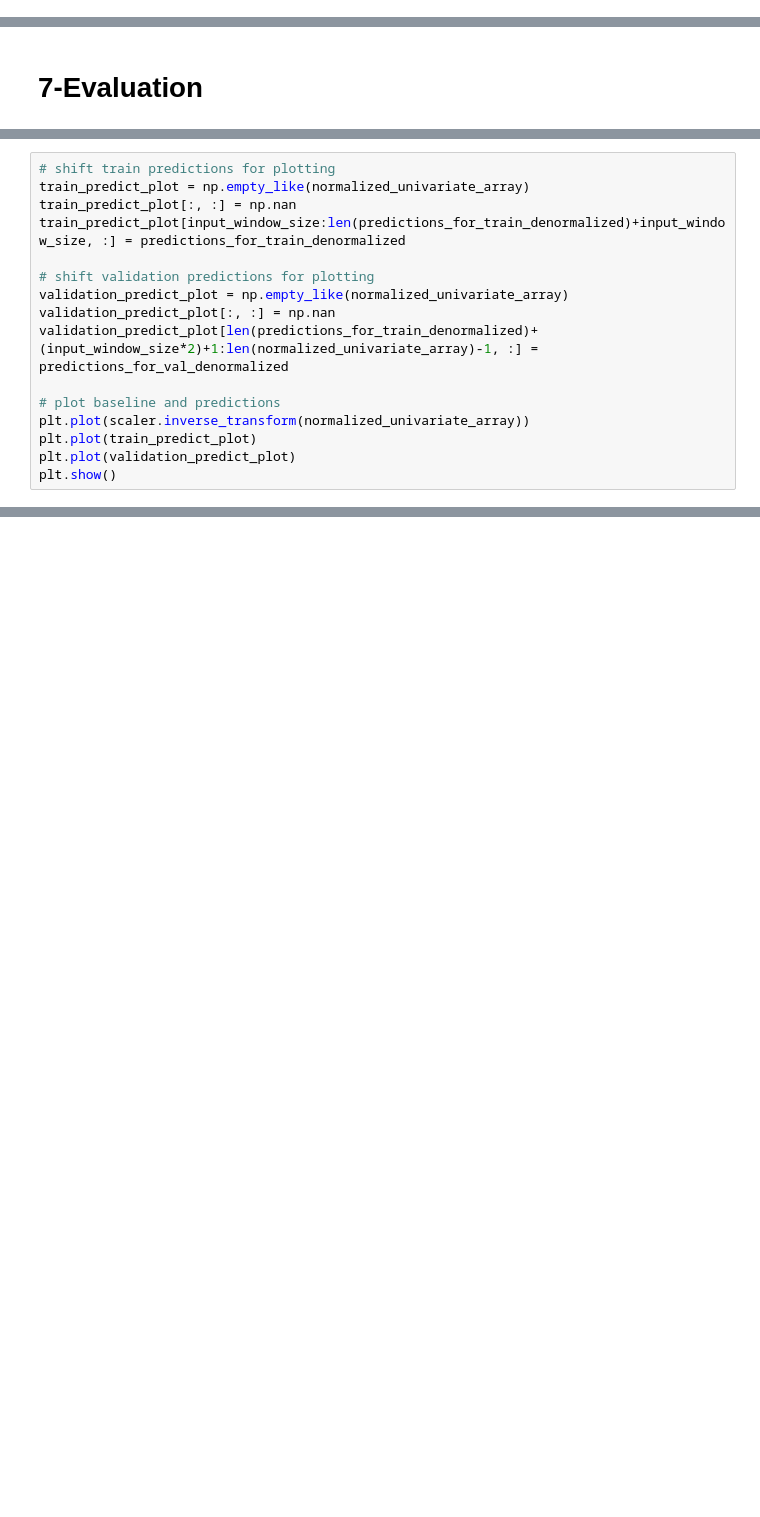
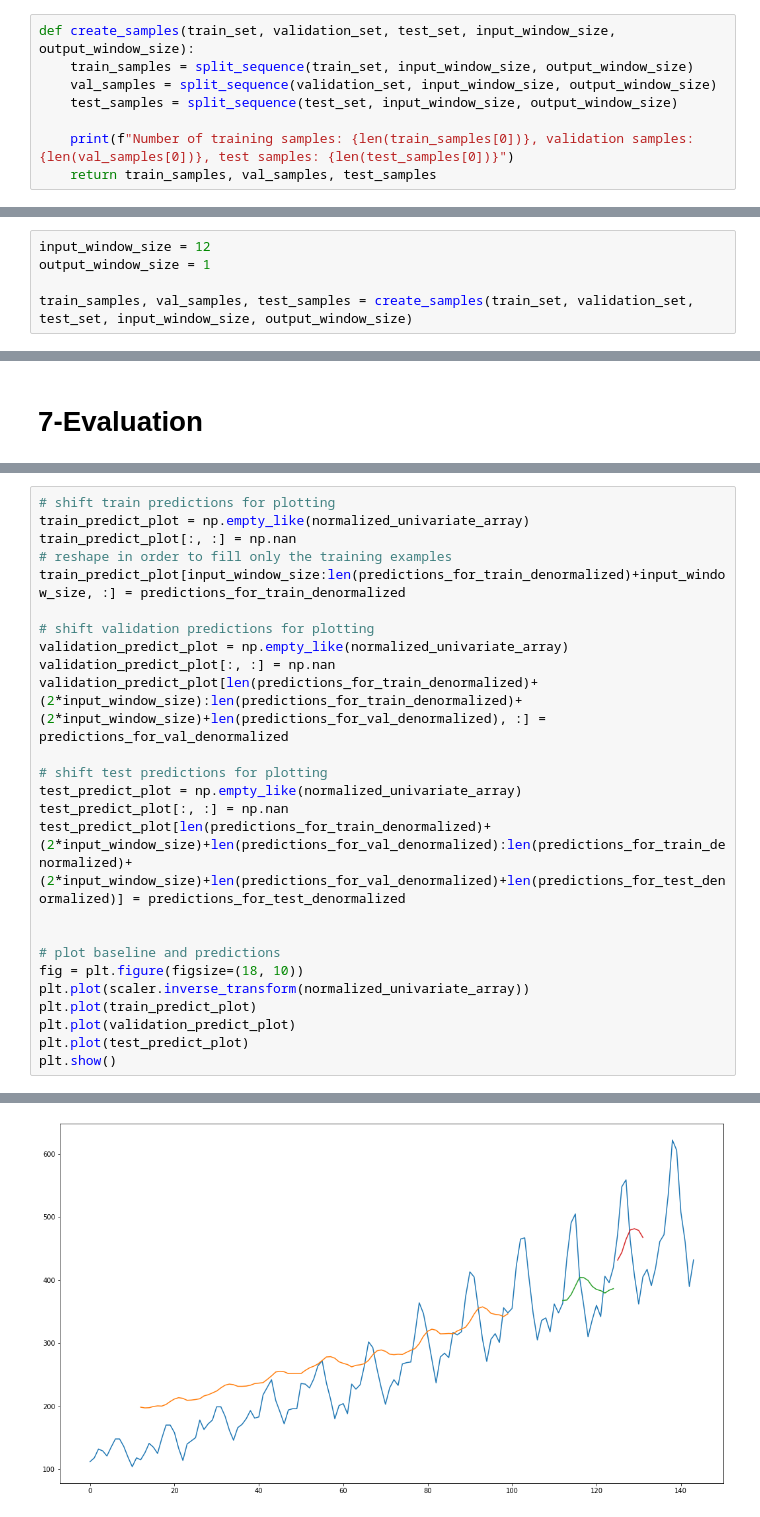
Before and after one commit to MartaGolabek/airline-passenger-prediction-using-LSTMs, a Jupyter notebook: notebooks/Univariate_Approach.ipynb, the cells around one changed output, grey strips where cells are left out. Drawn from its saved outputs; the diff is of its cells as text; blank space fills up the shorter version.

Commit message:
Univariate Approach

```diff
--- a/notebooks/Univariate_Approach.ipynb
+++ b/notebooks/Univariate_Approach.ipynb
@@ -110,5 +110,13 @@ def split_sequence(sequence, n_steps_in, n_steps_out):
         X.append(seq_x)
         y.append(seq_y)
     return np.array(X), np.array(y)
+# %%
+def create_samples(train_set, validation_set, test_set, input_window_size, output_window_size):
+    train_samples = split_sequence(train_set, input_window_size, output_window_size)
+    val_samples = split_sequence(validation_set, input_window_size, output_window_size)
+    test_samples = split_sequence(test_set, input_window_size, output_window_size)
+
+    print(f"Number of training samples: {len(train_samples[0])}, validation samples: {len(val_samples[0])}, test samples: {len(test_samples[0])}")
+    return train_samples, val_samples, test_samples
 # %% [markdown]
 ## Let's set size of the input window width to 12, becuase of the strong yearly seasonality
@@ -126,0 +123,5 @@ Number of training samples: 88, validation samples: 13, test samples: 7
+# %%
+input_window_size = 12
+output_window_size = 1
+
+train_samples, val_samples, test_samples = create_samples(train_set, validation_set, test_set, input_window_size, output_window_size)
@@ -283,16 +270,25 @@ Test Score: 91.88 RMSE
 # shift train predictions for plotting
 train_predict_plot = np.empty_like(normalized_univariate_array)
 train_predict_plot[:, :] = np.nan
+# reshape in order to fill only the training examples
 train_predict_plot[input_window_size:len(predictions_for_train_denormalized)+input_window_size, :] = predictions_for_train_denormalized
 
 # shift validation predictions for plotting
 validation_predict_plot = np.empty_like(normalized_univariate_array)
 validation_predict_plot[:, :] = np.nan
-validation_predict_plot[len(predictions_for_train_denormalized)+(input_window_size*2)+1:len(normalized_univariate_array)-1, :] = predictions_for_val_denormalized
+validation_predict_plot[len(predictions_for_train_denormalized)+(2*input_window_size):len(predictions_for_train_denormalized)+(2*input_window_size)+len(predictions_for_val_denormalized), :] = predictions_for_val_denormalized
+
+# shift test predictions for plotting
+test_predict_plot = np.empty_like(normalized_univariate_array)
+test_predict_plot[:, :] = np.nan
+test_predict_plot[len(predictions_for_train_denormalized)+(2*input_window_size)+len(predictions_for_val_denormalized):len(predictions_for_train_denormalized)+(2*input_window_size)+len(predictions_for_val_denormalized)+len(predictions_for_test_denormalized)] = predictions_for_test_denormalized
+
 
 # plot baseline and predictions
+fig = plt.figure(figsize=(18, 10))
 plt.plot(scaler.inverse_transform(normalized_univariate_array))
 plt.plot(train_predict_plot)
 plt.plot(validation_predict_plot)
+plt.plot(test_predict_plot)
 plt.show()
 # %% [output]
@@ -299,0 +295 @@ ValueError: could not broadcast input array from shape (13,1) into shape (30,1)
+[figure, added]
```
Also changed, not shown: parts of 44 cells of this notebook, 1 other file.
